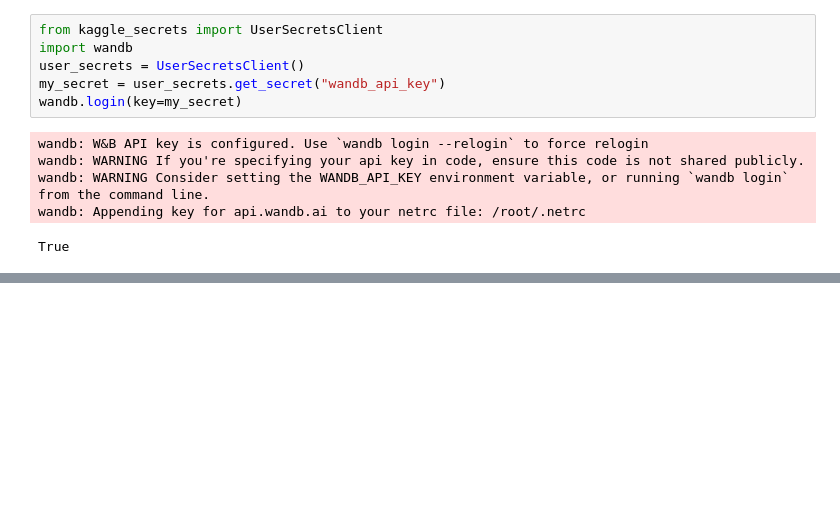
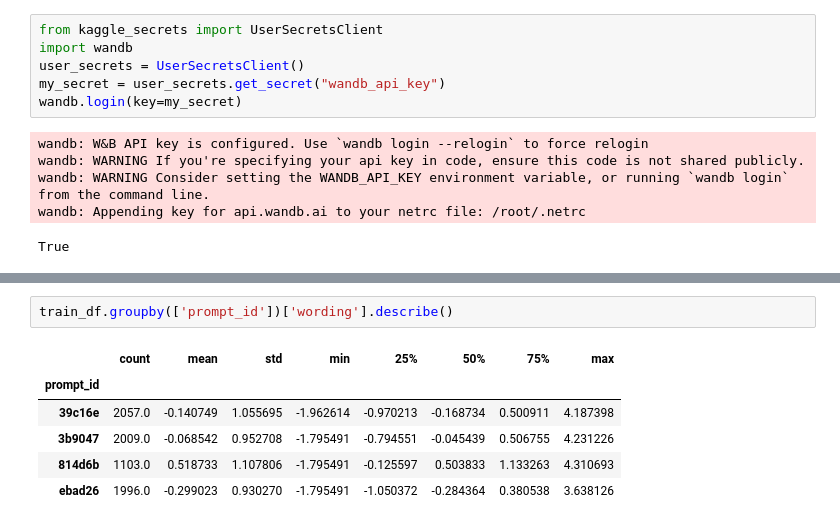
Before and after one commit to earthlovebpt/kaggle-CommonLit-EES, a Jupyter notebook: 1.EES-deberta.ipynb, the cells around one changed output, grey strips where cells are left out. Drawn from its saved outputs; the diff is of its cells as text; blank space fills up the shorter version.

```diff
--- a/1.EES-deberta.ipynb
+++ b/1.EES-deberta.ipynb
@@ -624,0 +135,9 @@ wandb.finish()
+# %%
+train_df.groupby(['prompt_id'])['wording'].describe()
+# %% [output]
+|  | count | mean | std | min | 25% | 50% | 75% | max |
+| prompt_id |  |  |  |  |  |  |  |  |
+| 39c16e | 2057.0 | -0.140749 | 1.055695 | -1.962614 | -0.970213 | -0.168734 | 0.500911 | 4.187398 |
+| 3b9047 | 2009.0 | -0.068542 | 0.952708 | -1.795491 | -0.794551 | -0.045439 | 0.506755 | 4.231226 |
+| 814d6b | 1103.0 | 0.518733 | 1.107806 | -1.795491 | -0.125597 | 0.503833 | 1.133263 | 4.310693 |
+| ebad26 | 1996.0 | -0.299023 | 0.930270 | -1.795491 | -1.050372 | -0.284364 | 0.380538 | 3.638126 |
```
Also changed, not shown: parts of 46 cells of this notebook, 4 other files.
